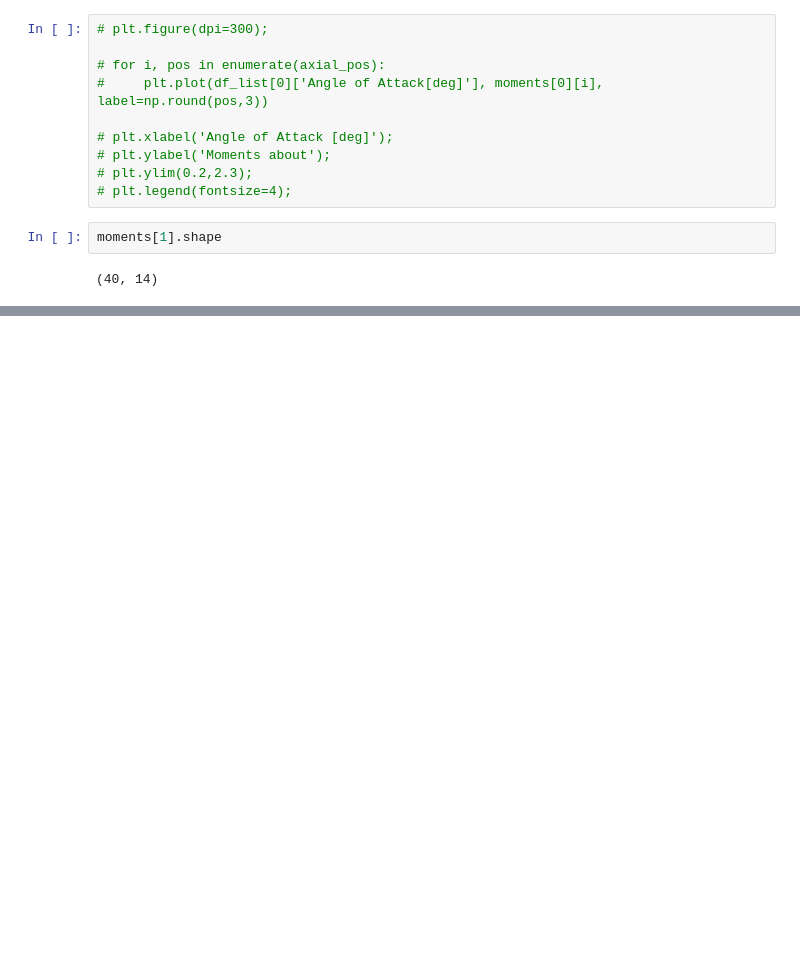
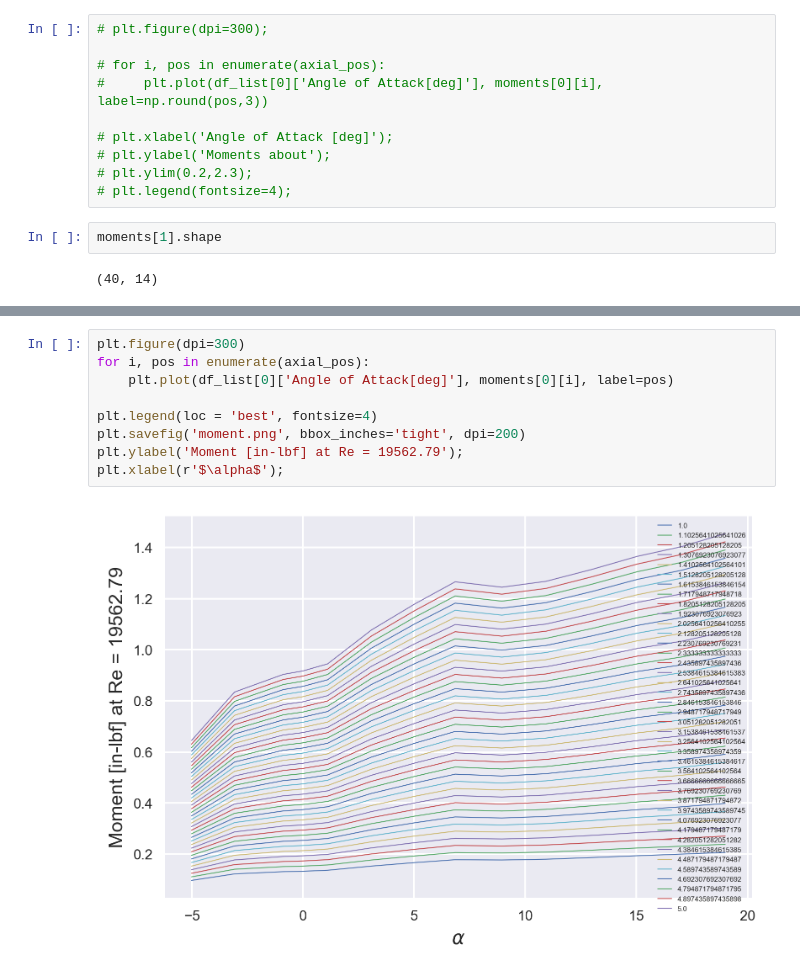
Before and after one commit to RandyChen233/AE460-aerodynamics-propulsion-Lab, a Jupyter notebook: design_lab/data_processing.ipynb, the cells around one changed output, grey strips where cells are left out. Saved outputs shown, nothing was run; the diff lists cells and outputs as text; blank space fills up the shorter version.

```diff
--- a/design_lab/data_processing.ipynb
+++ b/design_lab/data_processing.ipynb
@@ -925,0 +933,11 @@ Neutral point: 2.0"
+# %%
+plt.figure(dpi=300)
+for i, pos in enumerate(axial_pos):
+    plt.plot(df_list[0]['Angle of Attack[deg]'], moments[0][i], label=pos)
+
+plt.legend(loc = 'best', fontsize=4)
+plt.savefig('moment.png', bbox_inches='tight', dpi=200)
+plt.ylabel('Moment [in-lbf] at Re = 19562.79');
+plt.xlabel(r'$\alpha$');
+# %% [output]
+[figure, added]
```
Also changed, not shown: parts of 7 cells of this notebook, 4 other files.
